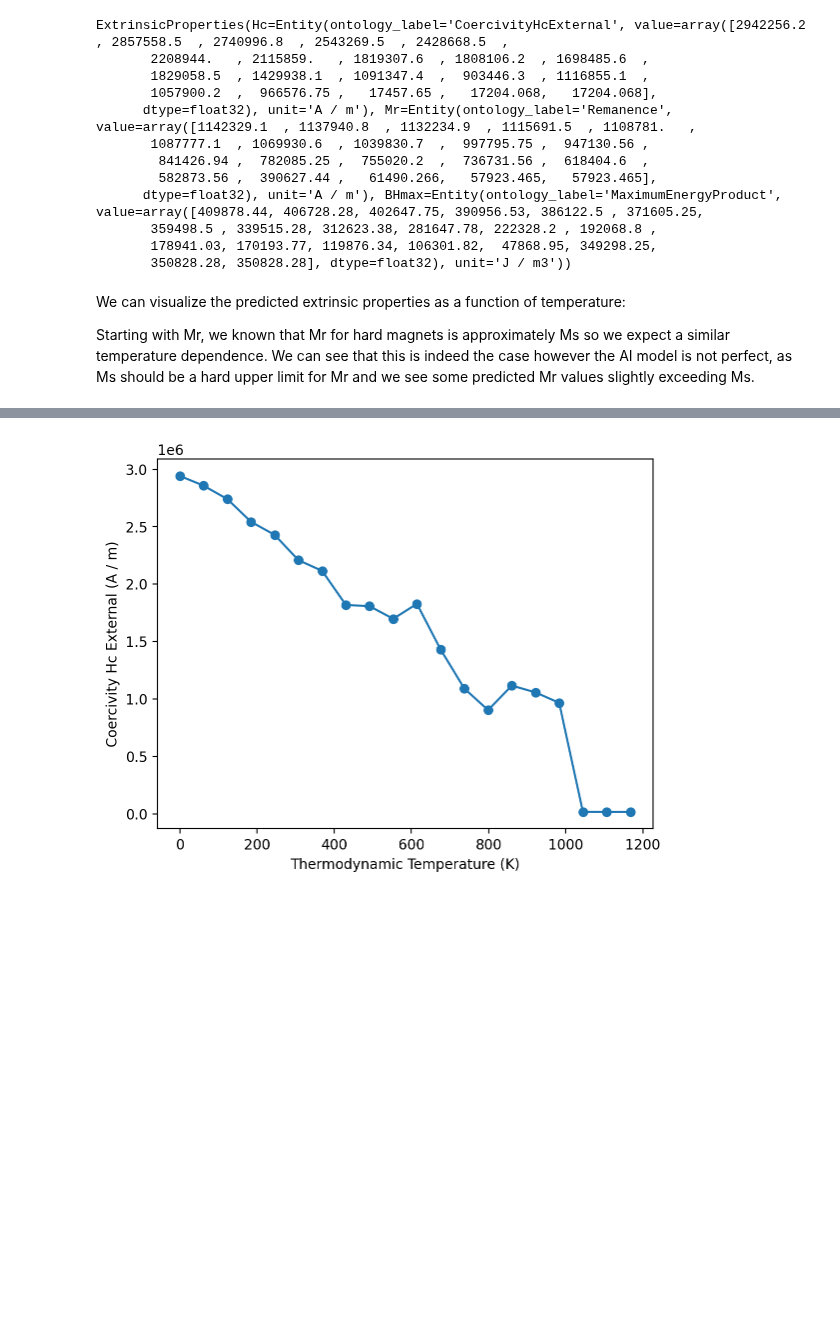
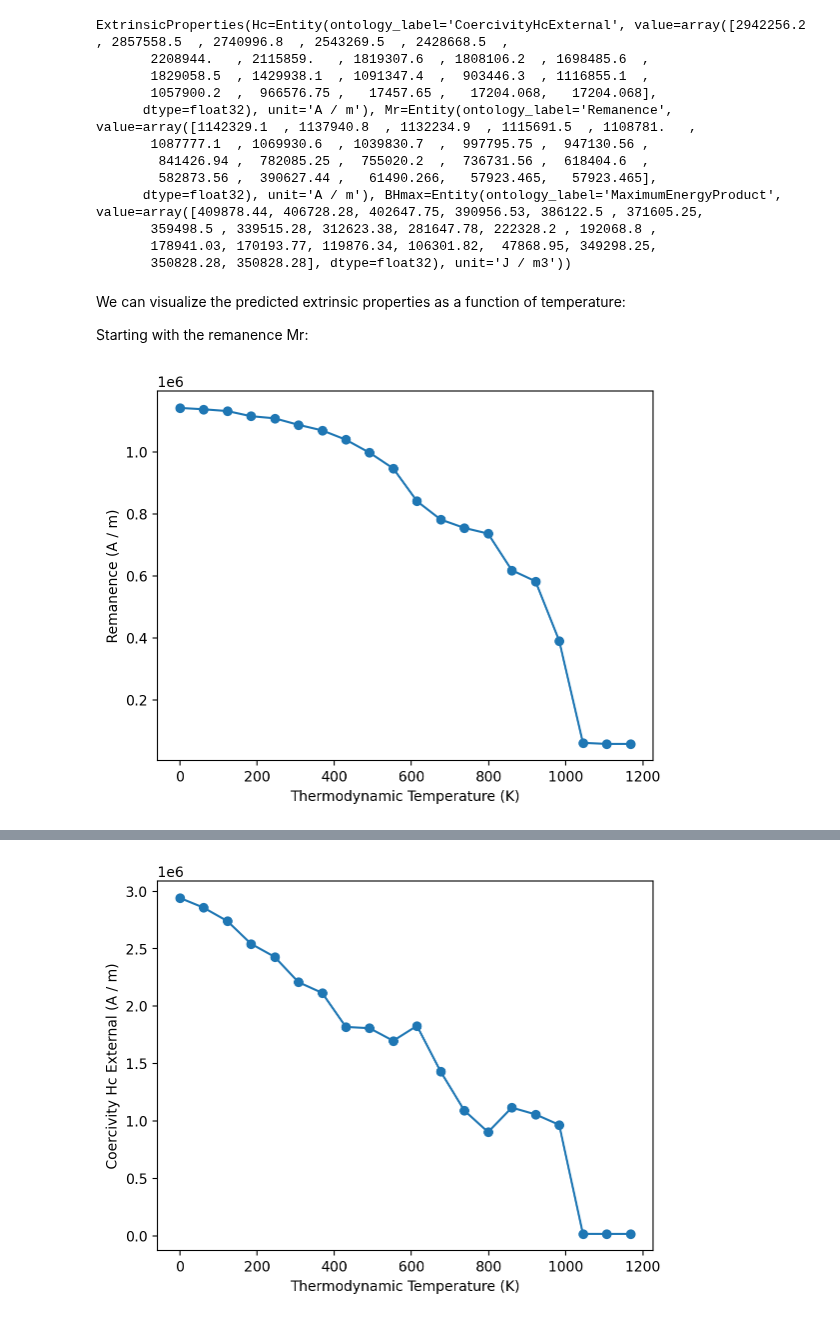
Before and after one commit to MaMMoS-project/mammos, a Jupyter notebook: examples/AI-surrogate-model-hard-magnets.ipynb, the cells around one changed output, grey strips where cells are left out. Cells and saved outputs as stored; diff of their text form; code cells hidden in the pictures; blank space fills up the shorter version.

```diff
--- a/examples/AI-surrogate-model-hard-magnets.ipynb
+++ b/examples/AI-surrogate-model-hard-magnets.ipynb
@@ -81,4 +87,10 @@ ExtrinsicProperties(Hc=Entity(ontology_label='CoercivityHcExternal', value=array
 # %% [markdown]
 We can visualize the predicted extrinsic properties as a function of temperature:
 
-Starting with Mr, we known that Mr for hard magnets is approximately Ms so we expect a similar temperature dependence. We can see that this is indeed the case however the AI model is not perfect, as Ms should be a hard upper limit for Mr and we see some predicted Mr values slightly exceeding Ms.
+Starting with the remanence Mr:
+# %%
+plt.plot(T, results_ai.Mr.value, linestyle="-", marker="o")
+plt.xlabel(me.T().axis_label)
+plt.ylabel(me.Mr().axis_label);
+# %% [output]
+[figure, added]
```
Also changed, not shown: parts of 14 cells of this notebook.
